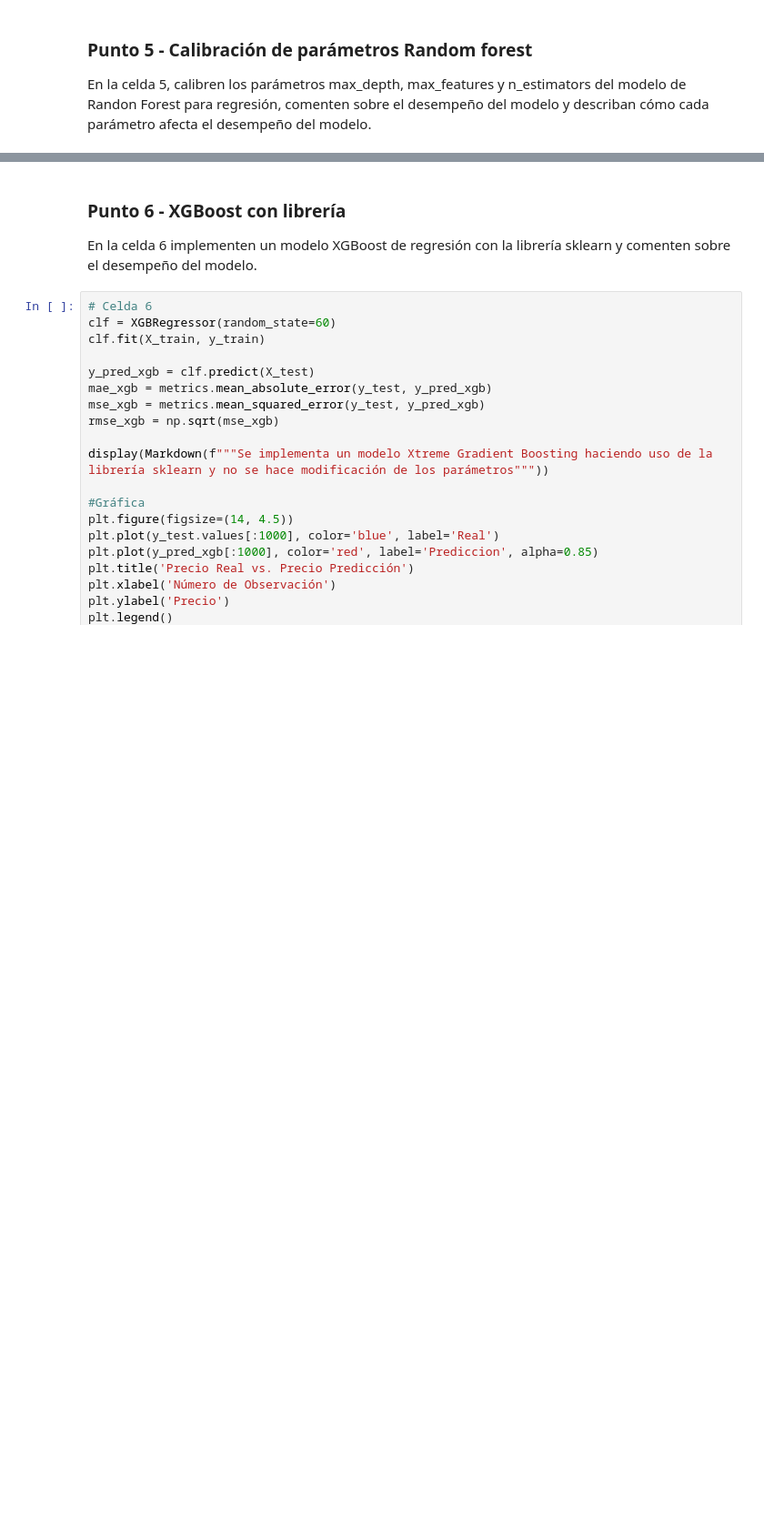
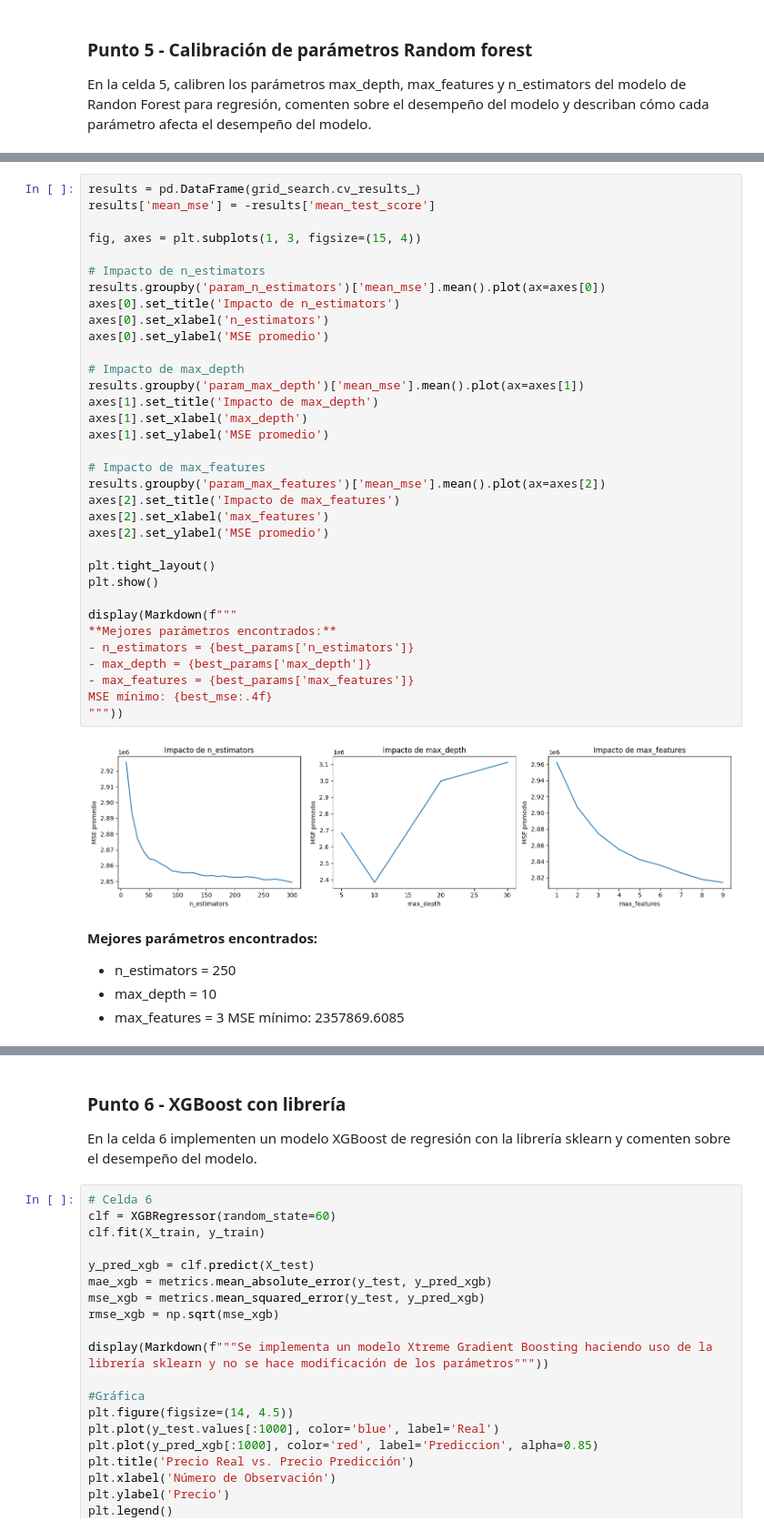
Before and after one commit to JohanManjarresMIAD/JohanManjarresMIAD-JohanManjarresMIAD-MIAD_ML_NLP_2026-Grupo_26, a Jupyter notebook: Semana 2/S2TC1_RandomForests_Boosting.ipynb, the cells around one changed output, grey strips where cells are left out. Shown at 91% size. Drawn from its saved outputs; the diff is of its cells as text; blank space fills up the shorter version.

```diff
--- a/Semana 2/S2TC1_RandomForests_Boosting.ipynb
+++ b/Semana 2/S2TC1_RandomForests_Boosting.ipynb
@@ -422,0 +530,42 @@ En la celda 5, calibren los parámetros max_depth, max_features y n_estimators d
+# %%
+results = pd.DataFrame(grid_search.cv_results_)
+results['mean_mse'] = -results['mean_test_score']
+
+fig, axes = plt.subplots(1, 3, figsize=(15, 4))
+
+# Impacto de n_estimators
+results.groupby('param_n_estimators')['mean_mse'].mean().plot(ax=axes[0])
+axes[0].set_title('Impacto de n_estimators')
+axes[0].set_xlabel('n_estimators')
+axes[0].set_ylabel('MSE promedio')
+
+# Impacto de max_depth
+results.groupby('param_max_depth')['mean_mse'].mean().plot(ax=axes[1])
+axes[1].set_title('Impacto de max_depth')
+axes[1].set_xlabel('max_depth')
+axes[1].set_ylabel('MSE promedio')
+
+# Impacto de max_features
+results.groupby('param_max_features')['mean_mse'].mean().plot(ax=axes[2])
+axes[2].set_title('Impacto de max_features')
+axes[2].set_xlabel('max_features')
+axes[2].set_ylabel('MSE promedio')
+
+plt.tight_layout()
+plt.show()
+
+display(Markdown(f"""
+**Mejores parámetros encontrados:**
+- n_estimators = {best_params['n_estimators']}
+- max_depth = {best_params['max_depth']}
+- max_features = {best_params['max_features']}
+MSE mínimo: {best_mse:.4f}
+"""))
+# %% [output]
+[figure, added]
+
+**Mejores parámetros encontrados:**
+- n_estimators = 250
+- max_depth = 10
+- max_features = 3
+MSE mínimo: 2357869.6085
```
Also changed, not shown: parts of 13 cells of this notebook.
